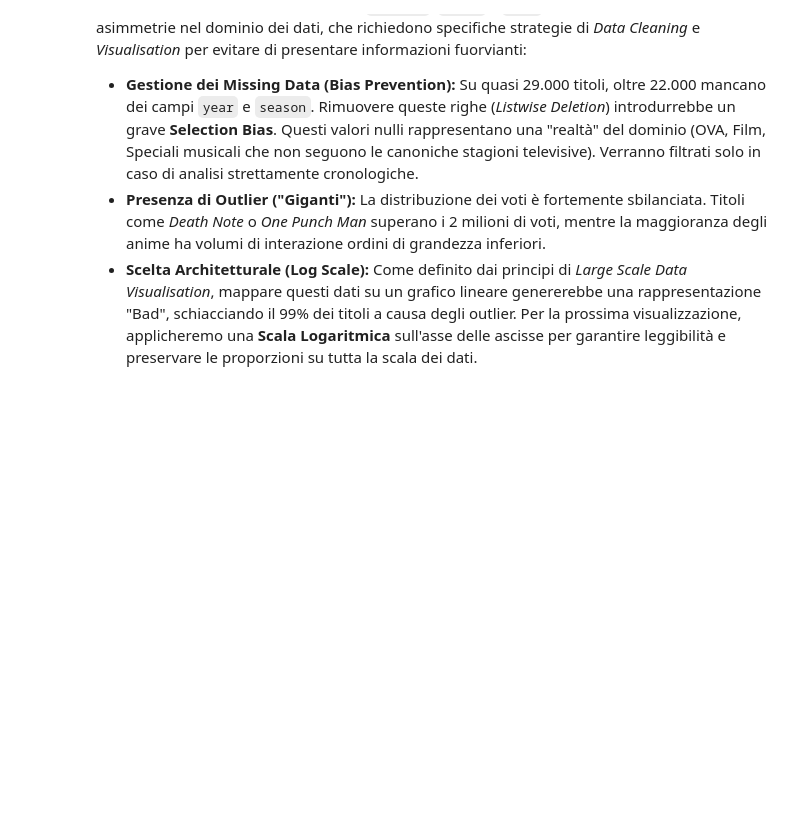
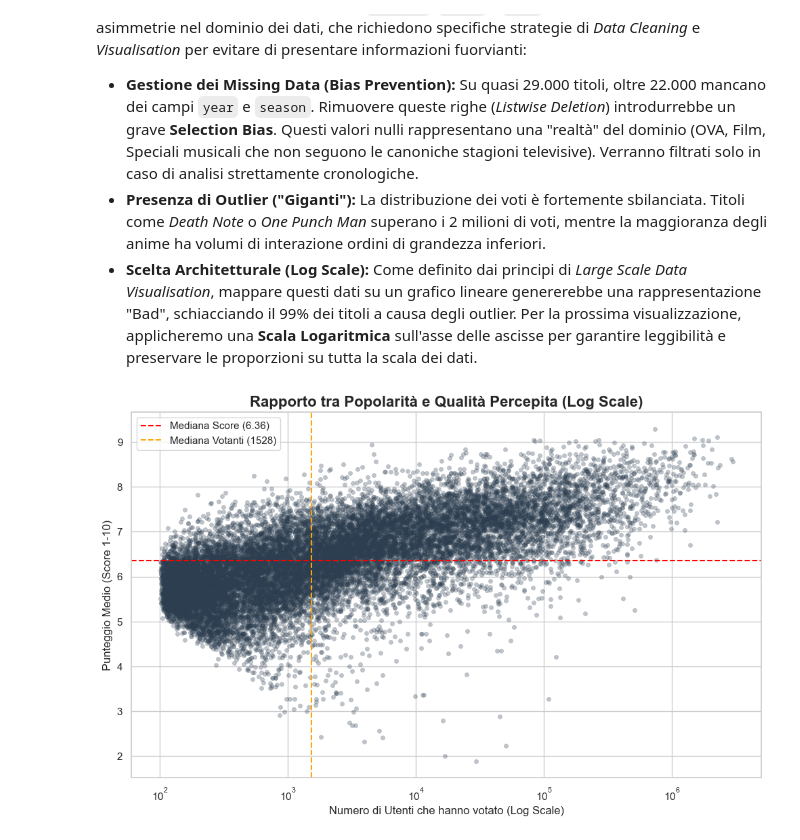
Before and after one commit to elisqose/HCI-Anime-25-26-Tilloca-Qose, a Jupyter notebook: analisi_fan.ipynb, the cells around one changed output. Cells and saved outputs as stored; diff of their text form; code cells hidden in the pictures; blank space fills up the shorter version.

Commit message:
Aggiunto grafico iniziale popolarita

```diff
--- a/analisi_fan.ipynb
+++ b/analisi_fan.ipynb
@@ -37,19 +37,17 @@ profile_dataframe(df_details, "Details")
 profile_dataframe(df_stats, "Stats")
 profile_dataframe(df_favs, "Favs")
 
-# 3. Analisi di Sanità dei Dati (Controllo Outliers) - VERSIONE OTTIMIZZATA
+# 3. Analisi di Sanità dei Dati (Controllo Outliers) - VERSIONE ULTRA-OTTIMIZZATA
 
-# Uniamo details e stats usando la chiave primaria mal_id
-df_anime_stats = pd.merge(df_details[['mal_id', 'title', 'scored_by']], df_stats, on='mal_id', how='inner')
-
-# OPTIMIZATION: Invece di sommare score_1 + score_2 + ... usiamo il dato nativo 'scored_by'
-# (o 'total' da stats). Gestiamo i valori Nulli riempiendoli con 0,
-# poiché rappresentano anime senza alcun voto (i famosi "430" record nulli).
-df_anime_stats['scored_by'] = df_anime_stats['scored_by'].fillna(0)
+# OPTIMIZATION: Evitiamo merge non necessari. Le colonne 'title' e 'scored_by'
+# sono già in df_details. Gestiamo i valori Nulli riempiendoli con 0,
+# poiché rappresentano anime senza alcun voto.
+df_details['scored_by'] = df_details['scored_by'].fillna(0)
 
 # Mostriamo i Top 5 anime per numero di voti per individuare i "giganti" (Outliers)
 print("--- Top 5 Anime per numero di voti (Sanity Check Ottimizzato) ---")
-print(df_anime_stats[['title', 'scored_by']].sort_values(by='scored_by', ascending=False).head(5))
+top_5_anime = df_details[['title', 'scored_by']].sort_values(by='scored_by', ascending=False).head(5)
+print(top_5_anime)
 # %% [output]
 Caricamento dati in corso...
 Caricamento completato!
@@ -76,3 +74,41 @@ L'analisi strutturale iniziale sui dataset `details`, `stats` e `favs` ha rivela
 * **Gestione dei Missing Data (Bias Prevention):** Su quasi 29.000 titoli, oltre 22.000 mancano dei campi `year` e `season`. Rimuovere queste righe (*Listwise Deletion*) introdurrebbe un grave **Selection Bias**. Questi valori nulli rappresentano una "realtà" del dominio (OVA, Film, Speciali musicali che non seguono le canoniche stagioni televisive). Verranno filtrati solo in caso di analisi strettamente cronologiche.
 * **Presenza di Outlier ("Giganti"):** La distribuzione dei voti è fortemente sbilanciata. Titoli come *Death Note* o *One Punch Man* superano i 2 milioni di voti, mentre la maggioranza degli anime ha volumi di interazione ordini di grandezza inferiori.
 * **Scelta Architetturale (Log Scale):** Come definito dai principi di *Large Scale Data Visualisation*, mappare questi dati su un grafico lineare genererebbe una rappresentazione "Bad", schiacciando il 99% dei titoli a causa degli outlier. Per la prossima visualizzazione, applicheremo una **Scala Logaritmica** sull'asse delle ascisse per garantire leggibilità e preservare le proporzioni su tutta la scala dei dati.
+# %%
+# Creiamo una figura adeguata (HCI: dimensioni ampie per evitare sovraffollamento visivo)
+plt.figure(figsize=(12, 7))
+
+# Rimuoviamo gli anime che non hanno ricevuto voti o punteggi per evitare errori nel logaritmo
+df_valid_scores = df_details[(df_details['score'].notnull()) & (df_details['scored_by'] > 0)]
+
+# Scatter plot: Popolarità vs Voto Medio
+# Usiamo l'attributo 'alpha' per gestire l'overplotting (sovrapposizione dei punti)
+sns.scatterplot(
+    data=df_valid_scores,
+    x='scored_by',
+    y='score',
+    alpha=0.3, # Trasparenza per vedere la densità dei punti
+    color='#2C3E50',
+    edgecolor=None,
+    s=20 # Dimensione dei punti
+)
+
+# APPLICHIAMO LA SCALA LOGARITMICA PROMESSA NEL MARKDOWN
+plt.xscale('log')
+
+# Titoli e label chiari (HCI: Riduciamo il carico cognitivo spiegando gli assi)
+plt.title('Rapporto tra Popolarità e Qualità Percepita (Log Scale)', fontsize=16, fontweight='bold')
+plt.xlabel('Numero di Utenti che hanno votato (Log Scale)', fontsize=12)
+plt.ylabel('Punteggio Medio (Score 1-10)', fontsize=12)
+
+# Aggiungiamo due linee per indicare le mediane e orientare l'utente
+mediana_score = df_valid_scores['score'].median()
+mediana_popolarita = df_valid_scores['scored_by'].median()
+
+plt.axhline(mediana_score, color='red', linestyle='--', linewidth=1.5, label=f'Mediana Score ({mediana_score})')
+plt.axvline(mediana_popolarita, color='orange', linestyle='--', linewidth=1.5, label=f'Mediana Votanti ({mediana_popolarita:.0f})')
+
+plt.legend()
+plt.show()
+# %% [output]
+[figure, added]
```
